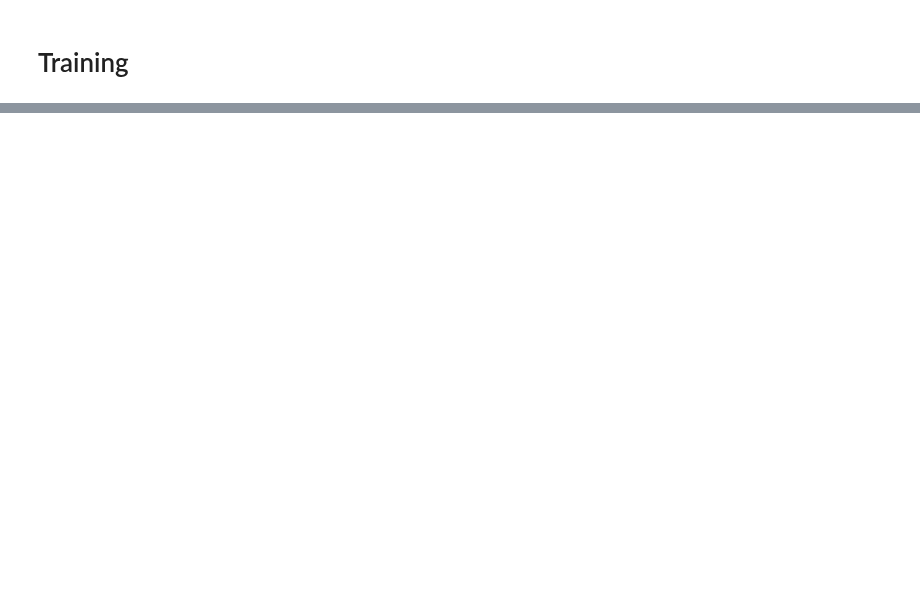
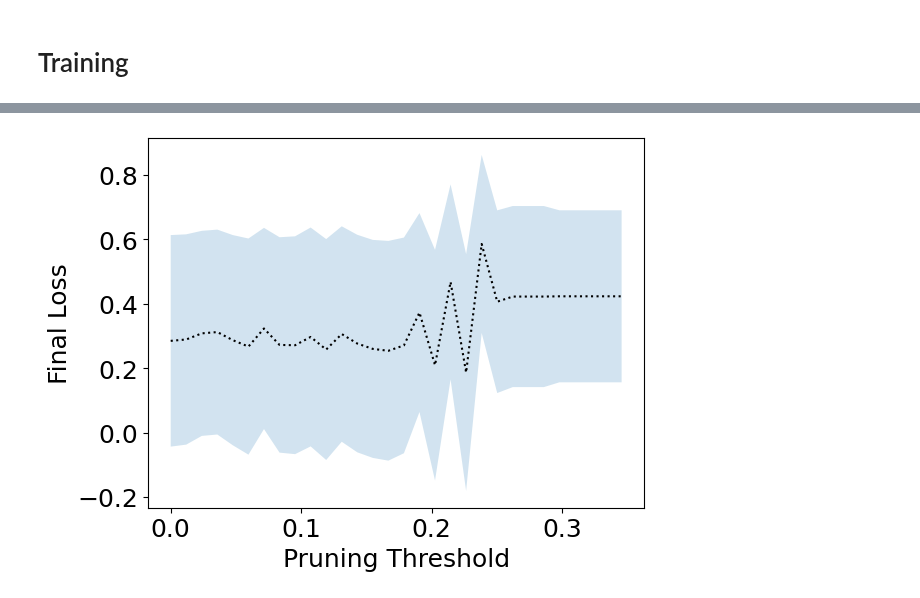
Before and after one commit to fmottes/jax-morph, a Jupyter notebook: notebooks/03 Chemical Homeostasis.ipynb, the cells around one changed output, grey strips where cells are left out. Cells and saved outputs as stored; diff of their text form; code cells hidden in the pictures; blank space fills up the shorter version.

```diff
--- a/notebooks/03 Chemical Homeostasis.ipynb
+++ b/notebooks/03 Chemical Homeostasis.ipynb
@@ -320,0 +339,18 @@ plt.colorbar();
+# %%
+interact_mat = opt_model[-2].interaction_matrix
+thrs = np.linspace(0., np.abs(interact_mat).max(), 30)
+subkeys = np.asarray(jax.random.split(key, 100))
+
+cc = []
+for thr in tqdm(thrs):
+    pm = eqx.tree_at(lambda m: m[-2].interaction_matrix, opt_model, np.where(np.abs(interact_mat)<thr, 0., interact_mat))
+    cc += [_final_cost_distribution(pm, init_state, subkeys, N_ADD)]
+
+
+plt.plot(thrs, np.asarray(cc).mean(-1).tolist(), 'k:')
+plt.fill_between(thrs, (np.asarray(cc).mean(-1) - np.asarray(cc).std(-1)).tolist(), (np.asarray(cc).mean(-1) + np.asarray(cc).std(-1)).tolist(), alpha=.2)
+
+plt.xlabel('Pruning Threshold')
+plt.ylabel('Final Loss');
+# %% [output]
+[figure, added]
```
Also changed, not shown: parts of 23 cells of this notebook, 5 other files.
